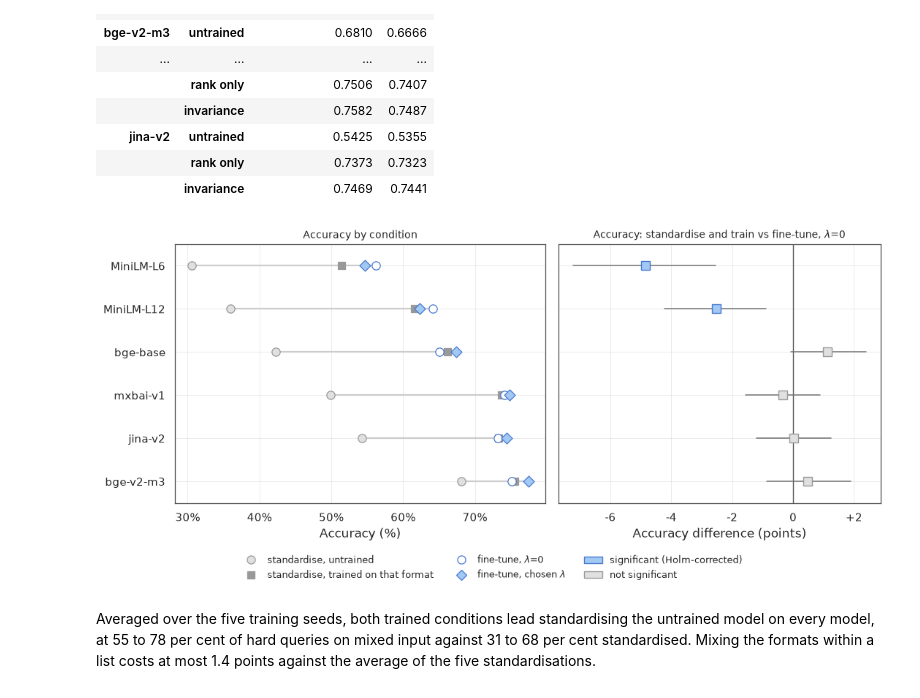
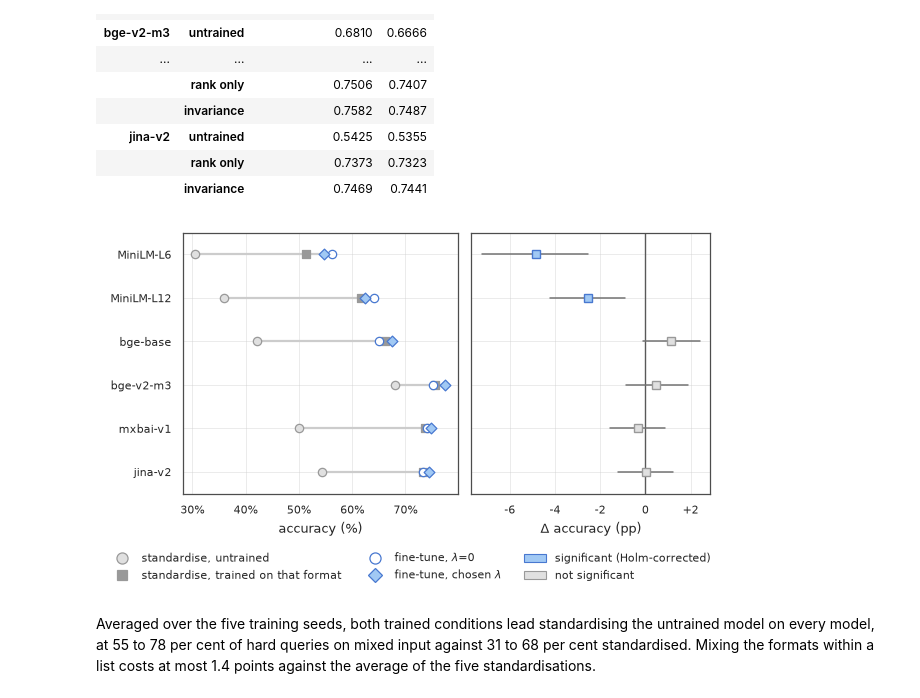
Before and after one commit to foad/format-sensitivity-reranking, a Jupyter notebook: notebooks/h2/h2_standardisation.ipynb, the cells around one changed output. Saved outputs shown, nothing was run; the diff lists cells and outputs as text; code cells hidden in the pictures.

Commit message:
regen figures

```diff
--- a/notebooks/h2/h2_standardisation.ipynb
+++ b/notebooks/h2/h2_standardisation.ipynb
@@ -41,16 +41,25 @@ from fsr.standardisation.results import (
 )
 from fsr.standardisation.store import load_tensor
 
-sns.set_theme(style="whitegrid", context="notebook")
+sns.set_theme(style="whitegrid", context="paper")
 plt.rcParams.update(
     {
         "figure.dpi": 100,
+        "font.size": 9,
+        "axes.labelsize": 9,
+        "xtick.labelsize": 8,
+        "ytick.labelsize": 8,
+        "legend.fontsize": 8,
         "grid.linewidth": 0.6,
         "grid.alpha": 0.45,
         "axes.edgecolor": "0.3",
         "axes.linewidth": 0.9,
     }
 )
+
+# the thesis text width in inches: A4 with 1 in margins. Figures are drawn at the
+# width they are printed at, so their text prints at its true size.
+TEXT_WIDTH = 6.27
 
 BAR_FILL = sns.color_palette("pastel")[0]
 BAR_EDGE = sns.color_palette("muted")[0]
@@ -65,7 +74,7 @@ DIVERGING = "RdBu_r"
 FORMAT_COLOURS = dict(
     zip(
         FORMAT_NAMES,
-        ["#0173b2", "#de8f05", "#029e73", "#cc78bc", "#56b4e9"],
+        ["#0173b2", "#de8f05", "#029e73", "#cc78bc", "#e41a1c"],
         strict=True,
     )
 )
@@ -80,9 +89,9 @@ FIG_DIR.mkdir(parents=True, exist_ok=True)
 
 # Accuracy is the share of hard queries whose correct passage ranks first.
 # Disagreement is the share whose top passage changes with the format.
-ACCURACY = "Accuracy (%)"
-ACCURACY_DIFF = "Accuracy difference (points)"
-DISAGREEMENT_DIFF = "Disagreement difference (points, lower is better)"
+ACCURACY = "accuracy (%)"
+ACCURACY_DIFF = "Δ accuracy (pp)"
+DISAGREEMENT_DIFF = "Δ disagreement (pp)"
 
 
 def _percent(value, _):
@@ -162,7 +171,7 @@ SLUGS = available(DATA_ROOT)
 SEEDS = common_training_seeds(DATA_ROOT, SLUGS)
 HARD = hard_subset(DATA_ROOT, SLUGS)
 levels = levels_table(DATA_ROOT, SLUGS, subset=HARD, seeds=SEEDS)
-ORDER = levels.xs(UNTRAINED, level="condition")["standardised_mean"].sort_values().index
+ORDER = levels.index.get_level_values("model").unique()
 Y = np.arange(len(ORDER))
 
 n_hard = len(next(iter(HARD.values())))
@@ -199,14 +208,18 @@ levels.round(4)
 points = training_levels_table(DATA_ROOT, SLUGS, subset=HARD, seeds=SEEDS).loc[ORDER]
 gains = training_level_contrast_table(DATA_ROOT, SLUGS, subset=HARD, seeds=SEEDS)
 marks = [
-    (UNTRAINED, "o", 66, MUTED_FILL, MUTED_EDGE),
-    (SPECIALIST, "s", 58, MUTED_EDGE, MUTED_EDGE),
-    (CONTROL, "o", 66, "white", BAR_EDGE),
-    (WINNER, "D", 58, BAR_FILL, BAR_EDGE),
+    (UNTRAINED, "o", 36, MUTED_FILL, MUTED_EDGE),
+    (SPECIALIST, "s", 30, MUTED_EDGE, MUTED_EDGE),
+    (CONTROL, "o", 36, "white", BAR_EDGE),
+    (WINNER, "D", 30, BAR_FILL, BAR_EDGE),
 ]
 
 fig, (left, right) = plt.subplots(
-    1, 2, figsize=(11, 4.6), sharey=True, gridspec_kw={"width_ratios": [1.15, 1]}
+    1,
+    2,
+    figsize=(TEXT_WIDTH, 3.3),
+    sharey=True,
+    gridspec_kw={"width_ratios": [1.15, 1]},
 )
 left.hlines(Y, points.min(axis=1), points.max(axis=1), color=JOIN, lw=1.6, zorder=1)
 for depth, (condition, shape, size, fill, edge) in enumerate(marks):
@@ -220,46 +233,41 @@ for depth, (condition, shape, size, fill, edge) in enumerate(marks):
         linewidth=0.9,
         zorder=3 + depth,
     )
-left.set_title("Accuracy by condition", fontsize=10)
 left.set_xlabel(ACCURACY)
 as_percent(left.xaxis)
 
 right.axvline(0, color=RULE, lw=1, zorder=1)
 rows = gains.xs(SPECIALIST, level="condition").loc[ORDER]
 fill, edge = fills(rows["resolved"])
 for pos, value, low, high, f, e in zip(
     Y, rows["diff"], rows["ci_lo"], rows["ci_hi"], fill, edge, strict=True
 ):
     right.plot([low, high], [pos, pos], color=ERROR, lw=1.1, zorder=2)
-    right.plot([value], [pos], marker="s", ms=8, mfc=f, mec=e, mew=1.0, zorder=3)
-right.set_title(
-    "Accuracy: standardise and train vs fine-tune, $\\lambda$=0", fontsize=10
-)
+    right.plot([value], [pos], marker="s", ms=6, mfc=f, mec=e, mew=1.0, zorder=3)
 right.set_xlabel(ACCURACY_DIFF)
 as_points(right.xaxis)
 
 left.set_yticks(Y)
 left.set_yticklabels(ORDER)
 left.set_ylim(len(ORDER) - 0.5, -0.5)
 fig.legend(
     handles=key(
         [
             "standardise, untrained",
             "standardise, trained on that format",
             "fine-tune, $\\lambda$=0",
             "fine-tune, chosen $\\lambda$",
         ]
     )
     + significance_key(),
     loc="upper center",
     bbox_to_anchor=(0.5, 0.02),
     ncol=3,
-    fontsize=9,
     frameon=False,
 )
 save(fig, "standardisation_levels")
 # %% [output]
-[figure, old version]
+[figure, new version]
 # %% [markdown]
 Averaged over the five training seeds, both trained conditions lead standardising the
 untrained model on every model, at 55 to 78 per cent of hard queries on mixed input
```
Also changed, not shown: parts of 7 cells of this notebook, 17 other files.
